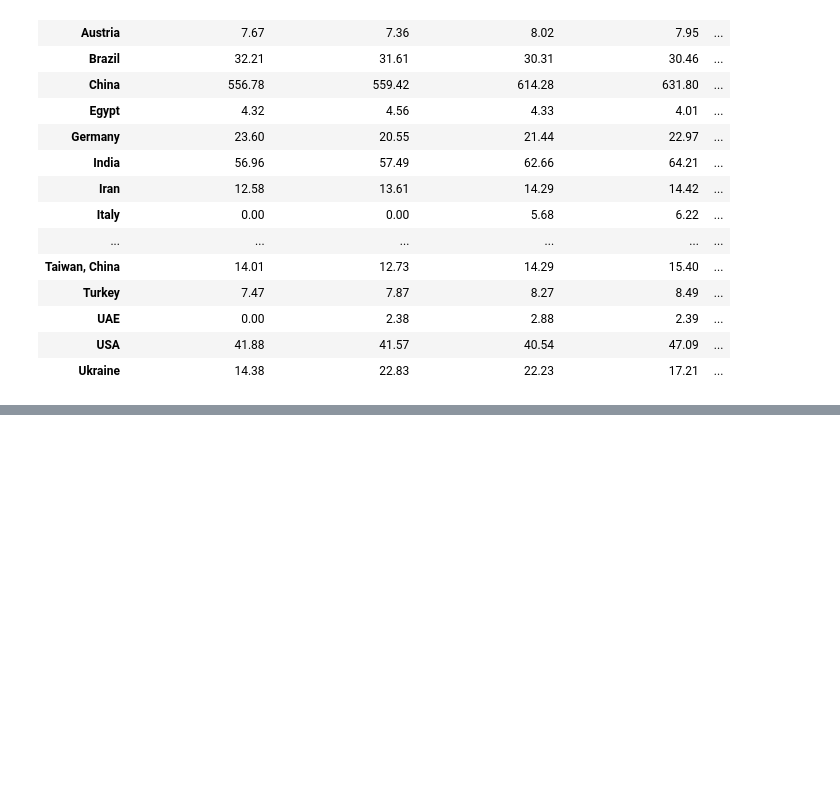
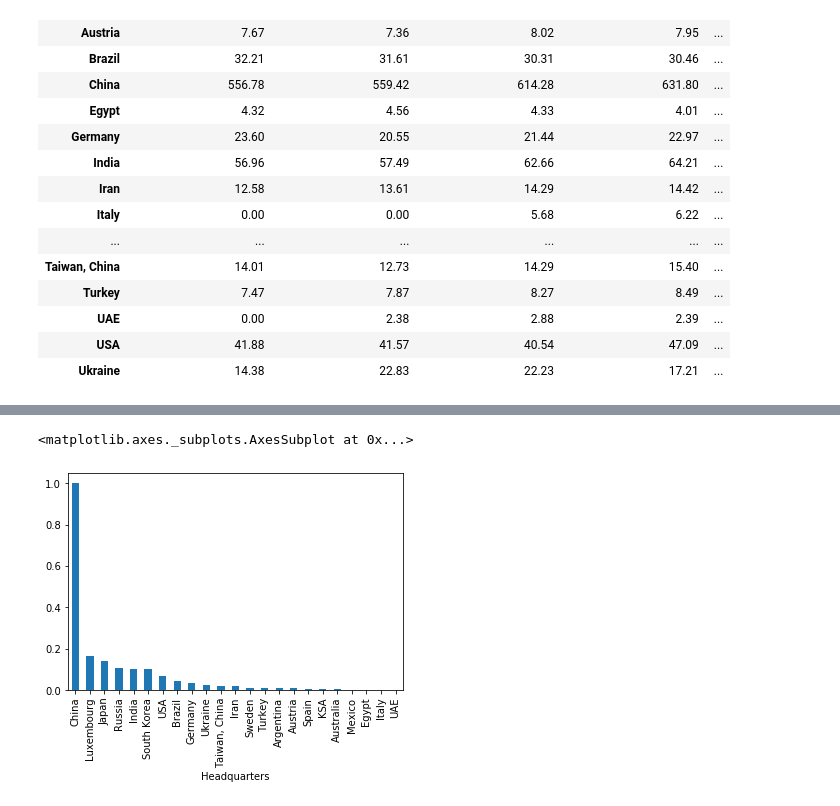
Before and after one commit to bfiroozfard/Top-Steel-Producer-Kaggle, a Jupyter notebook: Steel_production_2011-2016-behnam_analyses.ipynb, the cells around one changed output, grey strips where cells are left out. Cells and saved outputs as stored; diff of their text form; code cells hidden in the pictures; blank space fills up the shorter version.

```diff
--- a/Steel_production_2011-2016-behnam_analyses.ipynb
+++ b/Steel_production_2011-2016-behnam_analyses.ipynb
@@ -357,0 +370,3 @@ c.sort_values(['ave_production'],ascending=False)
+# %%
+e=c.iloc[:,6].copy()
+e.head()
@@ -357,0 +393,2 @@ c.sort_values(['ave_production'],ascending=False)
+# %%
+normalized_df=(e-e.min())/(e.max()-e.min())
@@ -357,0 +415,5 @@ c.sort_values(['ave_production'],ascending=False)
+# %%
+normalized_df.plot.bar()
+# %% [output]
+<matplotlib.axes._subplots.AxesSubplot at 0x...>
+[figure, added]
```
Also changed, not shown: parts of 20 cells of this notebook, 1 other file.
